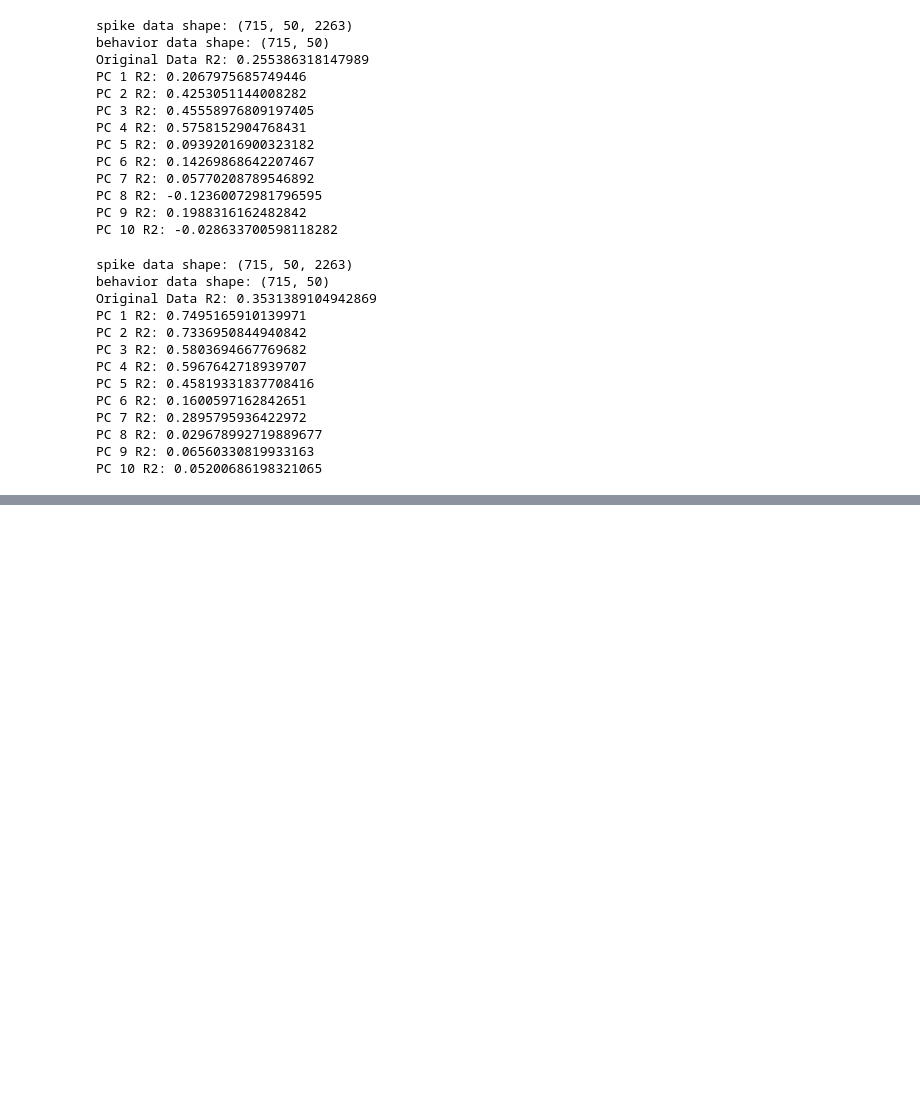
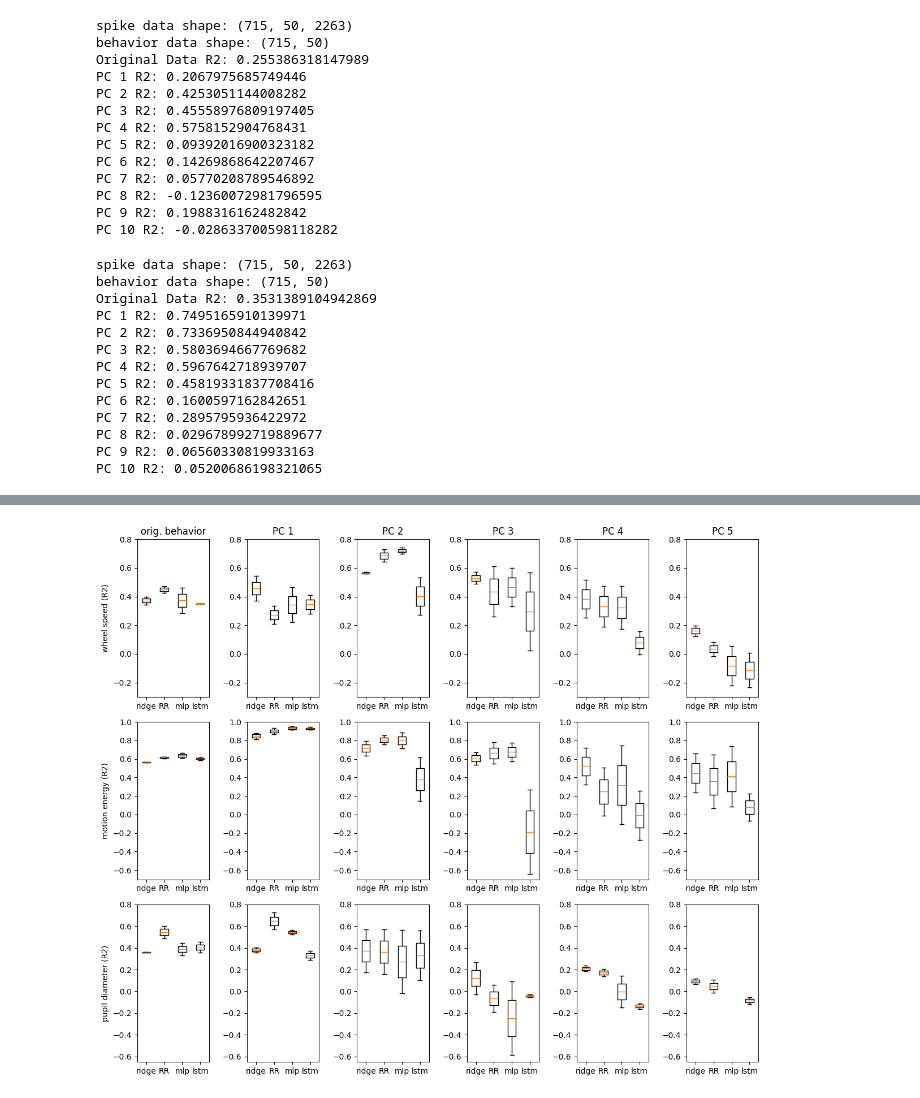
Before and after one commit to yzhang511/neural_decoding, a Jupyter notebook: notebooks/behavior_decomp.ipynb, the cells around one changed output, grey strips where cells are left out. Cells and saved outputs as stored; diff of their text form; code cells hidden in the pictures; blank space fills up the shorter version.

```diff
--- a/notebooks/behavior_decomp.ipynb
+++ b/notebooks/behavior_decomp.ipynb
@@ -506,0 +574,12 @@ PC 10 R2: -0.05990329049971514
+# %%
+model = 'reduced-rank'
+target = 'motion_energy'
+
+for comp_idx in range(-1, 15):
+    path = res_dir/eid/target/model/f'comp_{comp_idx}.npy'
+    pred = np.load(path, allow_pickle=True).item()['pred']
+    gt = np.load(path, allow_pickle=True).item()['target']
+    plt.plot(gt[:5].flatten(), color='k', linewidth=1)
+    plt.plot(pred[:5].flatten(), color='lightgray', linewidth=2)
+    plt.legend()
+    plt.show()
@@ -506,0 +609,29 @@ PC 10 R2: -0.05990329049971514
+# %%
+colors = ['royalblue', 'skyblue', 'gold', 'coral']
+
+n_pcs = 6
+fig, axes = plt.subplots(len(targets), n_pcs, figsize=(12,10))
+
+for i, target in enumerate(targets):
+    for j in range(n_pcs):
+        df = df_dict[target]
+        df = df[df.pc == j]
+        grouped_df = [df[df.model == model]['r2'] for model in models]
+        axes[i,j].boxplot(grouped_df, showfliers=True)
+        axes[i,j].legend('', frameon=False)
+        axes[i,j].set_xticks([1,2,3,4], ['ridge','RR','mlp','lstm'])
+        if target == 'wheel_speed':
+            axes[i,j].set_ylim(-.3, .8)
+        elif target == 'motion_energy':
+            axes[i,j].set_ylim(-.7, 1.)
+        elif target == 'pupil_diameter':
+            axes[i,j].set_ylim(-.65, .8)
+        if (i == 0) & (j == 0):
+            axes[i,j].set_title(f'orig. behavior')
+        elif (i == 0) & (j != 0):
+            axes[i,j].set_title(f'PC {j}')
+        axes[i,0].set_ylabel(f'{" ".join(target.split("_"))} (R2)')
+plt.tight_layout()
+plt.savefig(f'../results/plots/perf_by_pc.png', dpi=100)
+# %% [output]
+[figure, added]
```
Also changed, not shown: parts of 8 cells of this notebook, 3 other files.
